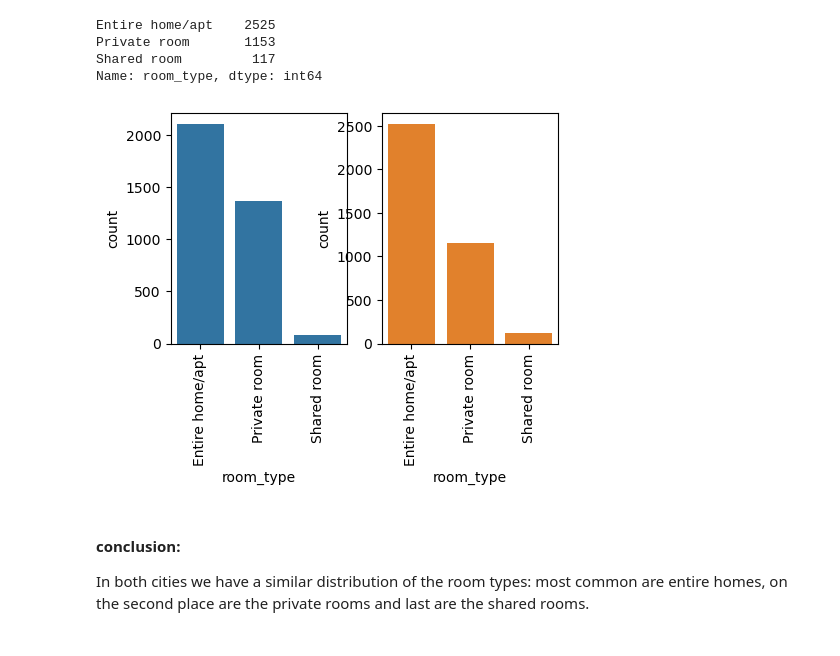
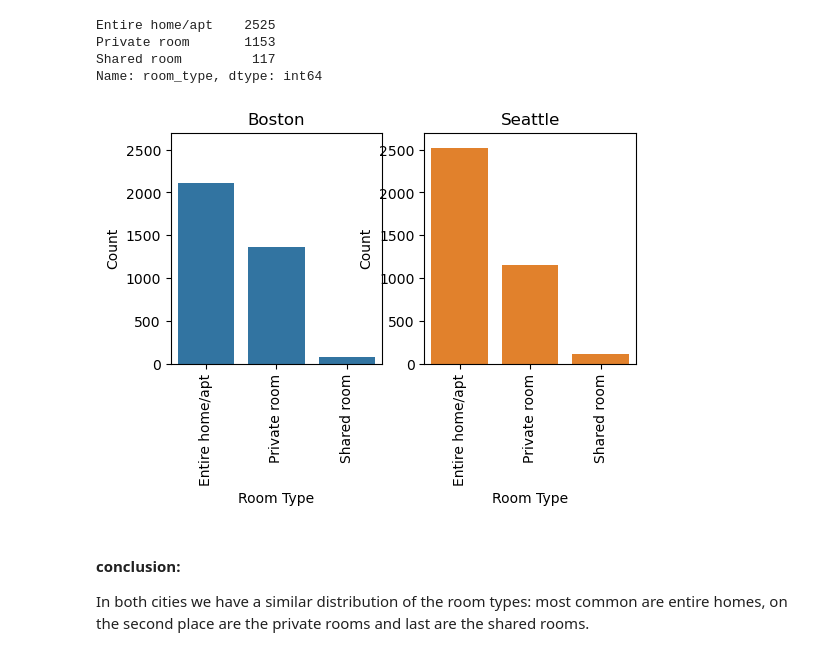
Before and after one commit to laurahagg/Data_Scientist_Project_1_Blog_post, a Jupyter notebook: Blog_post_1_code.ipynb, the cells around one changed output. Cells and saved outputs as stored; diff of their text form; code cells hidden in the pictures.

```diff
--- a/Blog_post_1_code.ipynb
+++ b/Blog_post_1_code.ipynb
@@ -533,18 +537,22 @@ Shared room         117
 Name: room_type, dtype: int64
 # %%
 #barplot of the roomtypes
-plt.figure(figsize=[5,3])
+plt.figure(figsize=[6,3])
 
 
 plt.subplot(1,2,1)
 sb.countplot(data=boston_price, x='room_type', color=boston_color)
 plt.xticks(rotation=90)
+plt.ylim(0,2700)
+graph_labels('Boston', 'Room Type', 'Count')
 
 plt.subplot(1,2,2)
 sb.countplot(data=seattle_price, x='room_type', color=seattle_color)
-plt.xticks(rotation=90);
+plt.xticks(rotation=90)
+plt.ylim(0,2700)
+graph_labels('Seattle', 'Room Type', 'Count');
 # %% [output]
-[figure, old version]
+[figure, new version]
 # %% [markdown]
 #### conclusion:
 In both cities we have a similar distribution of the room types: most common are entire homes, on the second place are the private rooms and last are the shared rooms.
```
Also changed, not shown: parts of 11 cells of this notebook, 1 other file.
